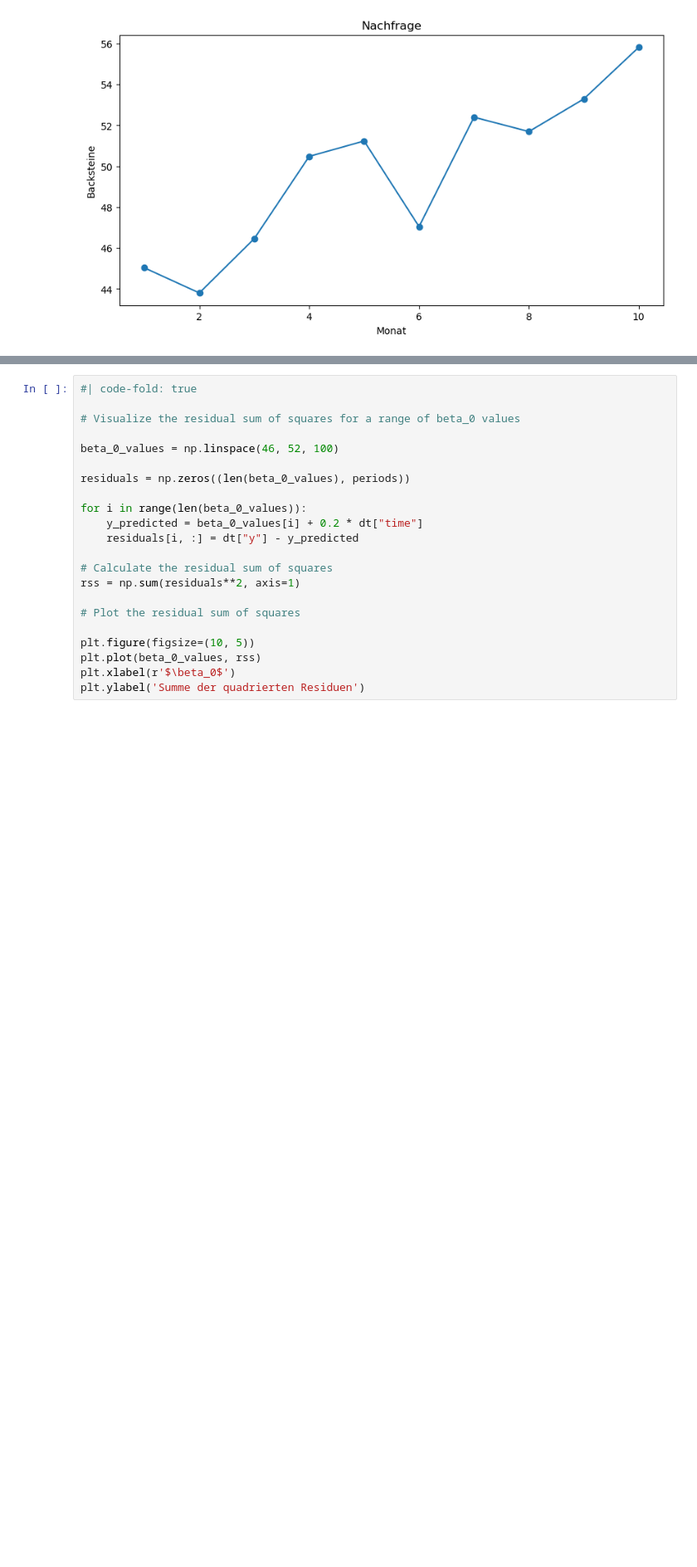
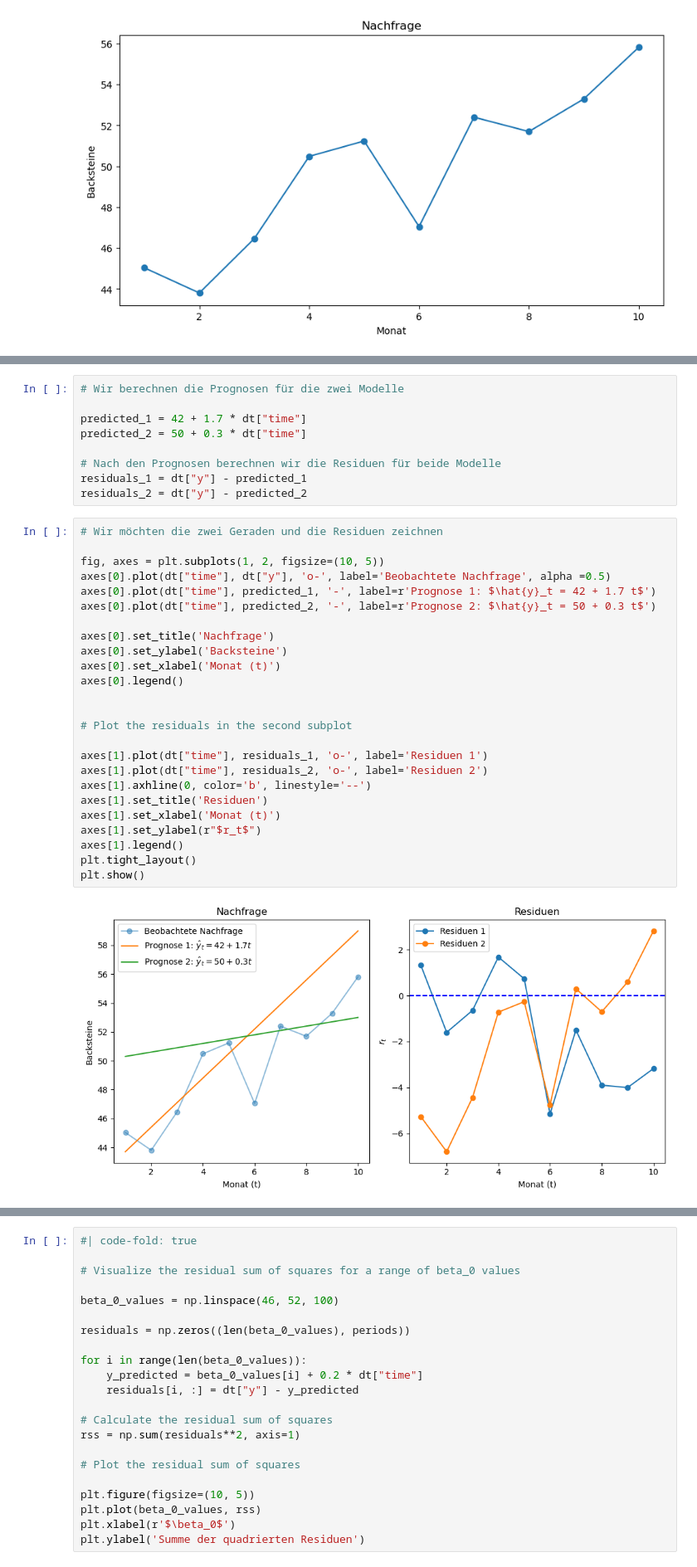
Before and after one commit to febse/opt2025-de, a Jupyter notebook: Prediction.ipynb, the cells around one changed output, grey strips where cells are left out. Shown at 83% size. Drawn from its saved outputs; the diff is of its cells as text; blank space fills up the shorter version.

```diff
--- a/Prediction.ipynb
+++ b/Prediction.ipynb
@@ -159,0 +200,36 @@ Nun stellt sich die Frage, ob wir _optimale_ Werte für $\beta_0$ und $\beta_1$
+# %%
+# Wir berechnen die Prognosen für die zwei Modelle
+
+predicted_1 = 42 + 1.7 * dt["time"]
+predicted_2 = 50 + 0.3 * dt["time"]
+
+# Nach den Prognosen berechnen wir die Residuen für beide Modelle
+residuals_1 = dt["y"] - predicted_1
+residuals_2 = dt["y"] - predicted_2
+# %%
+# Wir möchten die zwei Geraden und die Residuen zeichnen
+
+fig, axes = plt.subplots(1, 2, figsize=(10, 5))
+axes[0].plot(dt["time"], dt["y"], 'o-', label='Beobachtete Nachfrage', alpha =0.5)
+axes[0].plot(dt["time"], predicted_1, '-', label=r'Prognose 1: $\hat{y}_t = 42 + 1.7 t$')
+axes[0].plot(dt["time"], predicted_2, '-', label=r'Prognose 2: $\hat{y}_t = 50 + 0.3 t$')
+
+axes[0].set_title('Nachfrage')
+axes[0].set_ylabel('Backsteine')
+axes[0].set_xlabel('Monat (t)')
+axes[0].legend()
+
+
+# Plot the residuals in the second subplot
+
+axes[1].plot(dt["time"], residuals_1, 'o-', label='Residuen 1')
+axes[1].plot(dt["time"], residuals_2, 'o-', label='Residuen 2')
+axes[1].axhline(0, color='b', linestyle='--')
+axes[1].set_title('Residuen')
+axes[1].set_xlabel('Monat (t)')
+axes[1].set_ylabel(r"$r_t$")
+axes[1].legend()
+plt.tight_layout()
+plt.show()
+# %% [output]
+[figure, added]
```
Also changed, not shown: parts of 22 cells of this notebook, 4 other files.
